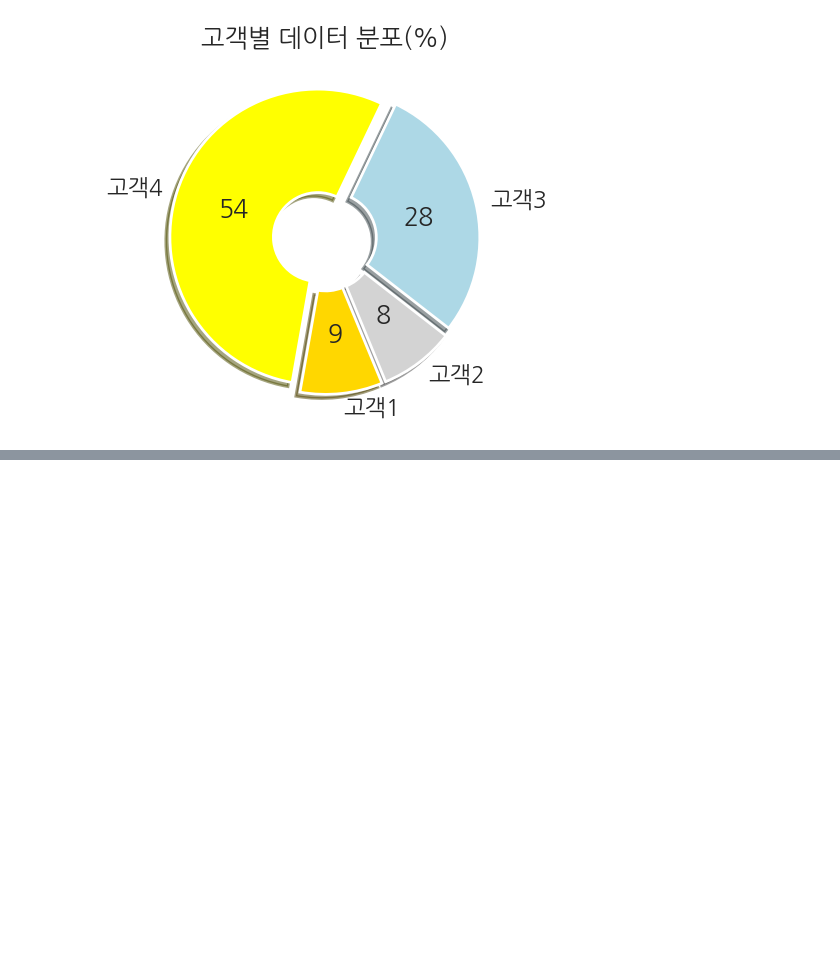
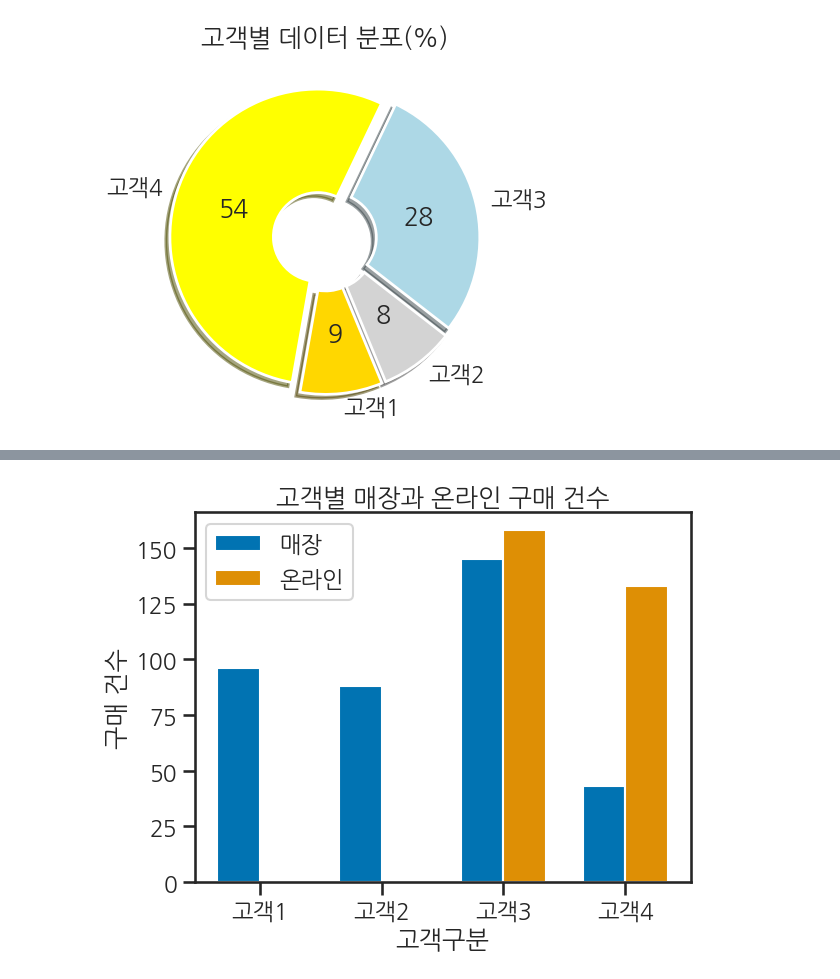
Before and after one commit to arkwith7/aSSIST_ML, a Jupyter notebook: 박형식_데이터_분석과제.ipynb, the cells around one changed output, grey strips where cells are left out. Cells and saved outputs as stored; diff of their text form; code cells hidden in the pictures; blank space fills up the shorter version.

```diff
--- a/박형식_데이터_분석과제.ipynb
+++ b/박형식_데이터_분석과제.ipynb
@@ -196,0 +183,42 @@ B    금     13   13   13     13       13     13    13    13
+# %%
+import numpy as np
+
+# 채널에 대한 매핑 정보
+channel_map = {'모바일': '온라인', '대형마트': '매장'}
+
+def MakeDF(target):
+    target_df = df.loc[df['고객구분'] == target].copy()  # use .copy() to create a separate DataFrame
+    target_df['채널'] = target_df['채널'].map(channel_map)
+
+    # 모든 채널에 대해 값을 초기화합니다.
+    channel_data = {channel: 0 for channel in channel_map.values()}
+
+    # 기존 데이터를 업데이트합니다.
+    channel_data.update(target_df['채널'].value_counts().to_dict())
+
+    return channel_data
+
+# 'A', 'B', 'C', 'D'를 '고객1', '고객2', '고객3', '고객4'로 변경하여 호출합니다.
+channel_labels = list(channel_map.values())
+customer_labels = ['고객1', '고객2', '고객3', '고객4']
+customers = ['A', 'B', 'C', 'D']
+data = [MakeDF(customer) for customer in customers]
+
+x = np.arange(len(customer_labels))  # label locations
+width = 0.35  # bar width
+
+fig, ax = plt.subplots()
+rects1 = ax.bar(x - width/2, [d['매장'] for d in data], width, label='매장')
+rects2 = ax.bar(x + width/2, [d['온라인'] for d in data], width, label='온라인')
+
+# Add some text for labels, title and custom x-axis tick labels, etc.
+ax.set_ylabel('구매 건수')
+ax.set_xlabel('고객구분')
+ax.set_title('고객별 매장과 온라인 구매 건수')
+ax.set_xticks(x)
+ax.set_xticklabels(customer_labels)
+ax.legend()
+
+plt.show()
+# %% [output]
+[figure, added]
```
Also changed, not shown: parts of 5 cells of this notebook.
